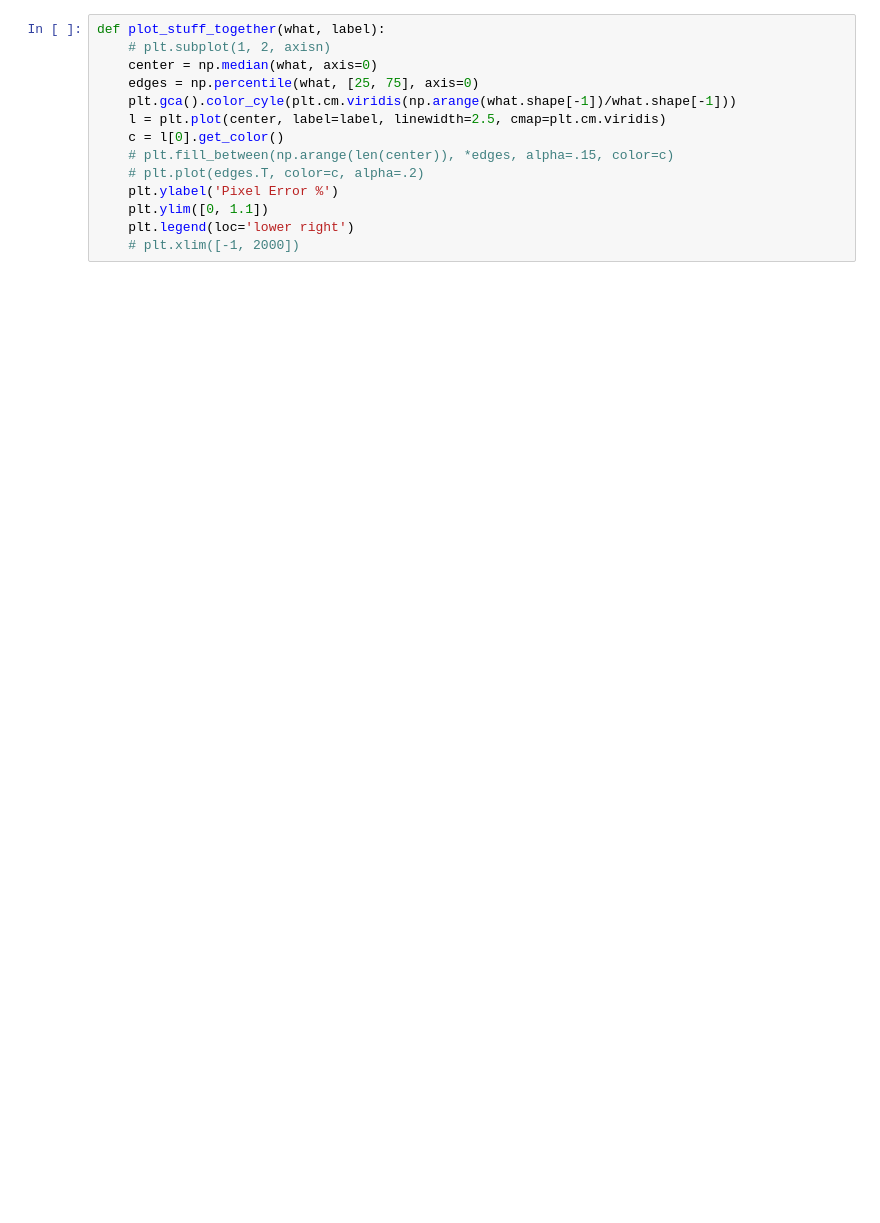
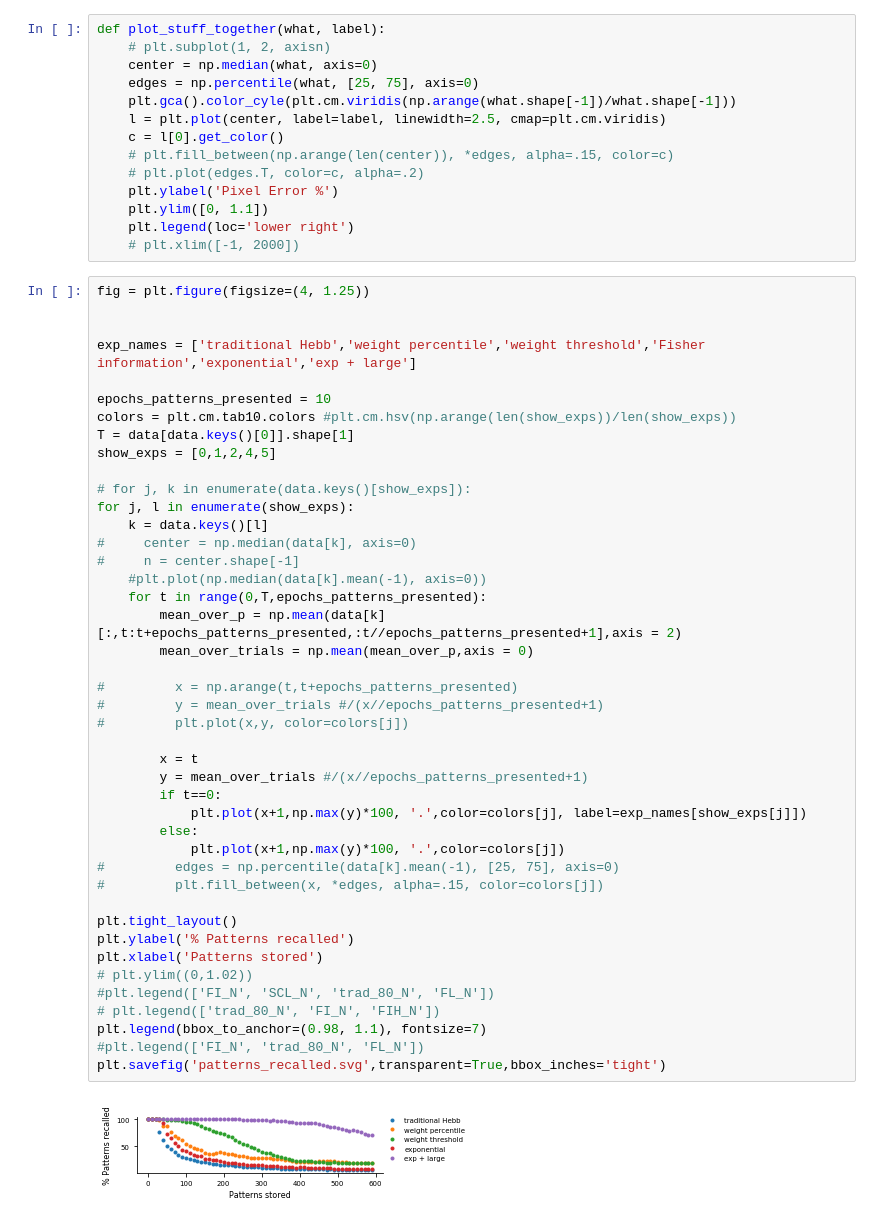
Before and after one commit to martinosorb/FisherHopfieldNet, a Jupyter notebook: jupyterNotebooks/plot_multiple_mh.ipynb, the cells around one changed output. Cells and saved outputs as stored; diff of their text form; blank space fills up the shorter version.

```diff
--- a/jupyterNotebooks/plot_multiple_mh.ipynb
+++ b/jupyterNotebooks/plot_multiple_mh.ipynb
@@ -22,3 +55,48 @@ def plot_stuff_together(what, label):
     plt.ylim([0, 1.1])
     plt.legend(loc='lower right')
     # plt.xlim([-1, 2000])
+# %%
+fig = plt.figure(figsize=(4, 1.25))
+
+
+exp_names = ['traditional Hebb','weight percentile','weight threshold','Fisher information','exponential','exp + large']
+
+epochs_patterns_presented = 10
+colors = plt.cm.tab10.colors #plt.cm.hsv(np.arange(len(show_exps))/len(show_exps))
+T = data[data.keys()[0]].shape[1]
+show_exps = [0,1,2,4,5]
+
+# for j, k in enumerate(data.keys()[show_exps]):
+for j, l in enumerate(show_exps):
+    k = data.keys()[l]
+#     center = np.median(data[k], axis=0)
+#     n = center.shape[-1]
+    #plt.plot(np.median(data[k].mean(-1), axis=0))
+    for t in range(0,T,epochs_patterns_presented):
+        mean_over_p = np.mean(data[k][:,t:t+epochs_patterns_presented,:t//epochs_patterns_presented+1],axis = 2)
+        mean_over_trials = np.mean(mean_over_p,axis = 0)
+
+#         x = np.arange(t,t+epochs_patterns_presented)
+#         y = mean_over_trials #/(x//epochs_patterns_presented+1)
+#         plt.plot(x,y, color=colors[j])
+
+        x = t
+        y = mean_over_trials #/(x//epochs_patterns_presented+1)
+        if t==0:
+            plt.plot(x+1,np.max(y)*100, '.',color=colors[j], label=exp_names[show_exps[j]])
+        else:
+            plt.plot(x+1,np.max(y)*100, '.',color=colors[j])
+#         edges = np.percentile(data[k].mean(-1), [25, 75], axis=0)
+#         plt.fill_between(x, *edges, alpha=.15, color=colors[j])
+
+plt.tight_layout()
+plt.ylabel('% Patterns recalled')
+plt.xlabel('Patterns stored')
+# plt.ylim((0,1.02))
+#plt.legend(['FI_N', 'SCL_N', 'trad_80_N', 'FL_N'])
+# plt.legend(['trad_80_N', 'FI_N', 'FIH_N'])
+plt.legend(bbox_to_anchor=(0.98, 1.1), fontsize=7)
+#plt.legend(['FI_N', 'trad_80_N', 'FL_N'])
+plt.savefig('patterns_recalled.svg',transparent=True,bbox_inches='tight')
+# %% [output]
+[figure, added]
```
Also changed, not shown: parts of 9 cells of this notebook, 1 other file.
